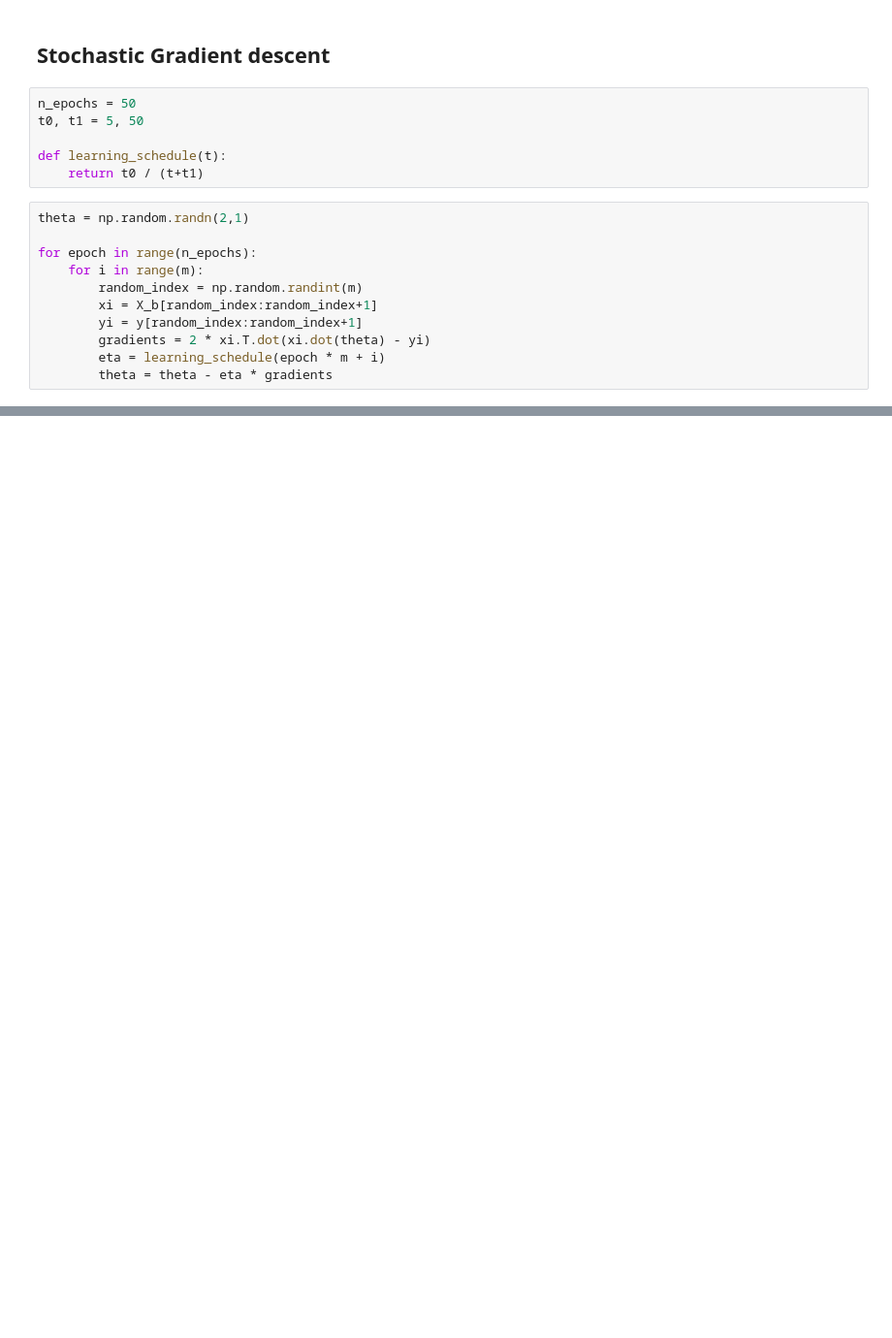
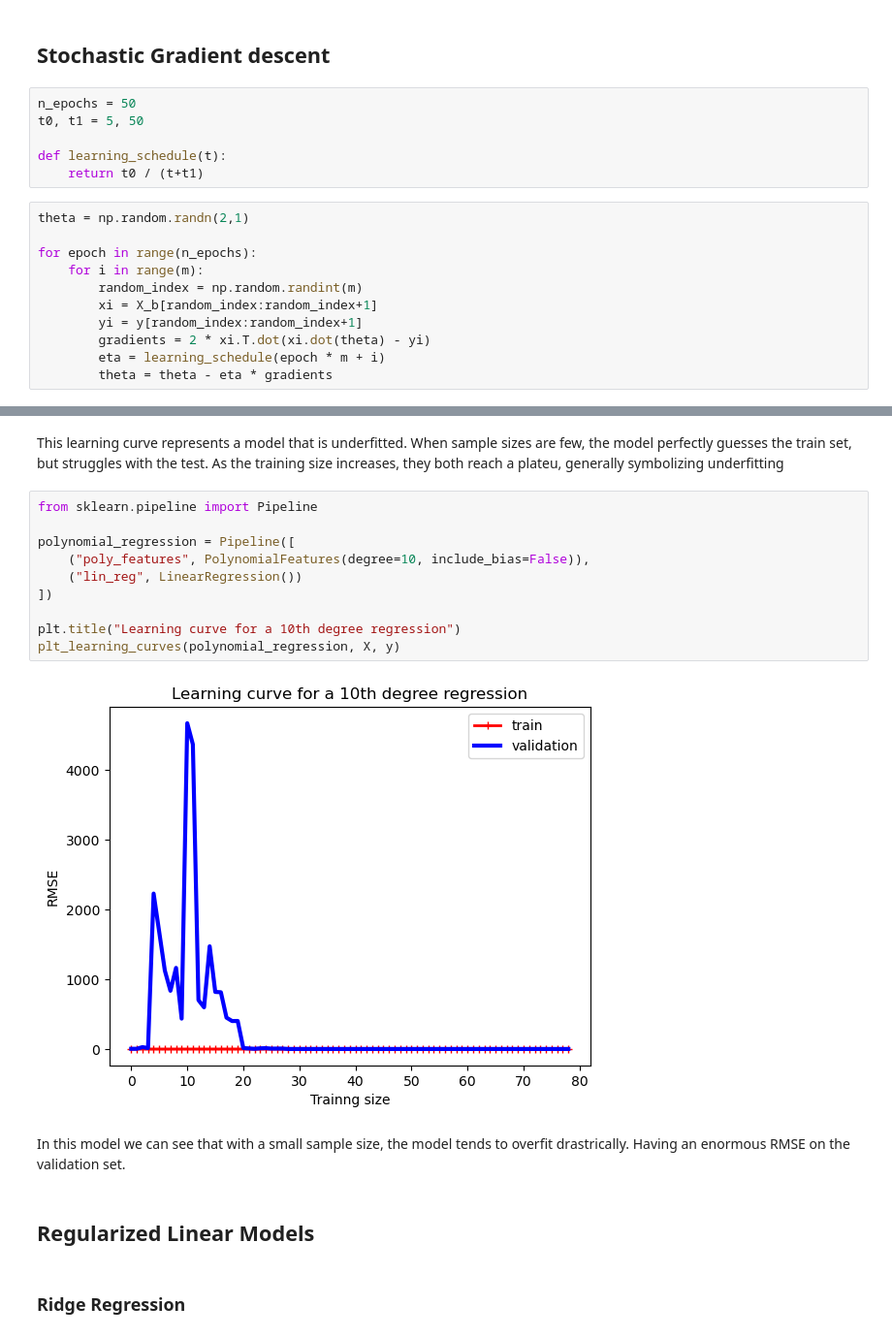
Before and after one commit to Roi-flores13/Hands_on_machine_learning, a Jupyter notebook: Training_models/training_models.ipynb, the cells around one changed output, grey strips where cells are left out. Shown: that part at 97% size. Drawn from its saved outputs; the diff is of its cells as text; blank space fills up the shorter version.

```diff
--- a/Training_models/training_models.ipynb
+++ b/Training_models/training_models.ipynb
@@ -105,0 +169,20 @@ sgd_reg.intercept_[0], sgd_reg.coef_[0]
+# %% [markdown]
+This learning curve represents a model that is underfitted. When sample sizes are few, the model perfectly guesses the train set, but struggles with the test. As the training size increases, they both reach a plateu, generally symbolizing underfitting
+# %%
+from sklearn.pipeline import Pipeline
+
+polynomial_regression = Pipeline([
+    ("poly_features", PolynomialFeatures(degree=10, include_bias=False)),
+    ("lin_reg", LinearRegression())
+])
+
+plt.title("Learning curve for a 10th degree regression")
+plt_learning_curves(polynomial_regression, X, y)
+# %% [output]
+[figure, added]
+# %% [markdown]
+In this model we can see that with a small sample size, the model tends to overfit drastrically. Having an enormous RMSE on the validation set.
+# %% [markdown]
+## Regularized Linear Models
+# %% [markdown]
+### Ridge Regression
```
Also changed, not shown: parts of 24 cells of this notebook.
